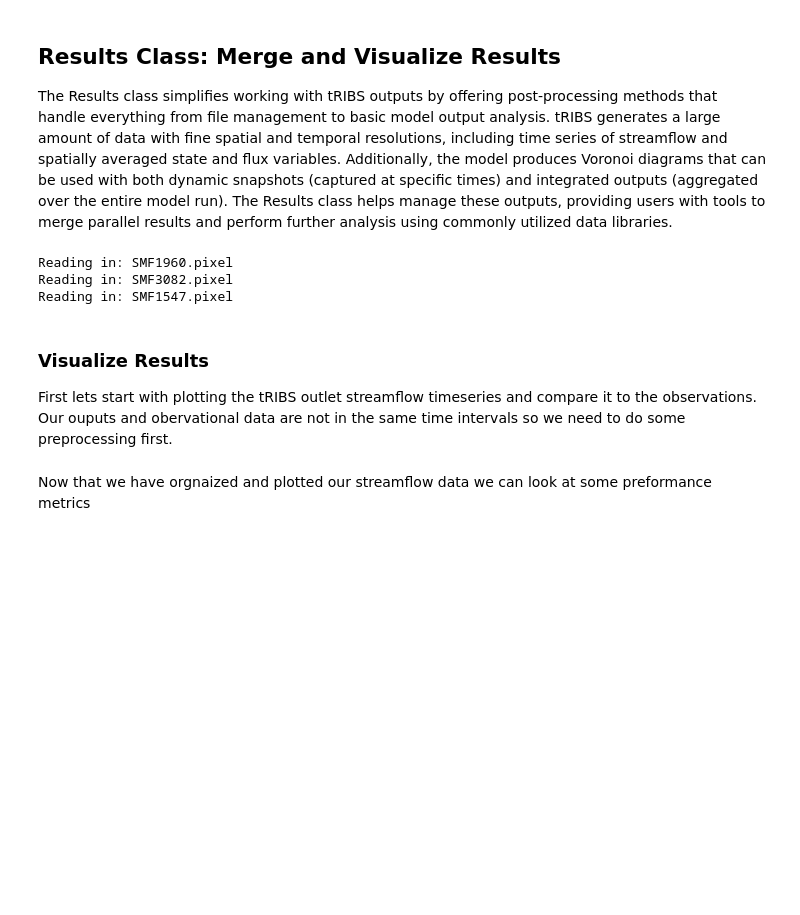
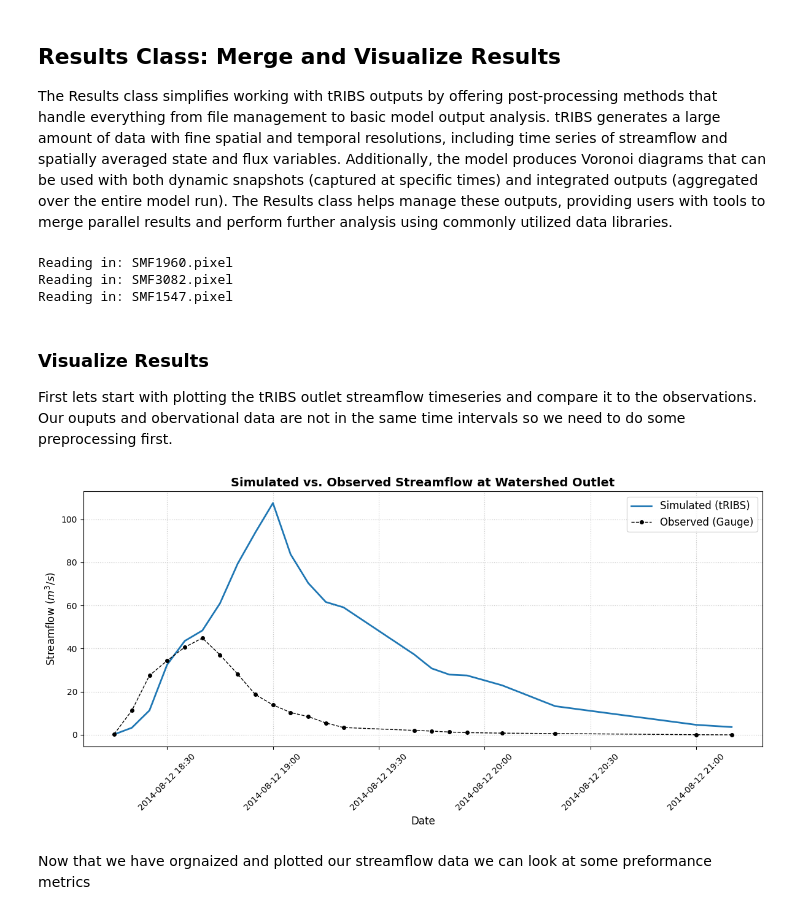
Before and after one commit to nourkanda/tRIBS-Workshop-Sandbox, a Jupyter notebook: workspaces/SMF_pytRIBS/smf_demo/Run_Model.ipynb, the cells around one changed output. Cells and saved outputs as stored; diff of their text form; code cells hidden in the pictures; blank space fills up the shorter version.

```diff
--- a/workspaces/SMF_pytRIBS/smf_demo/Run_Model.ipynb
+++ b/workspaces/SMF_pytRIBS/smf_demo/Run_Model.ipynb
@@ -85,6 +85,77 @@ Reading in: SMF1547.pixel
 # %% [markdown]
 ### Visualize Results
 First lets start with plotting the tRIBS outlet streamflow timeseries and compare it to the observations. Our ouputs and obervational data are not in the same time intervals so we need to do some preprocessing first.
+# %%
+import pandas as pd
+import matplotlib.pyplot as plt
+import matplotlib.dates as mdates
+
+# LOAD AND ORGANIZE OBSERVED DATA
+# Load data from Excel file
+obs_filepath = '../smf_init_data/met/SMF_Observations_1993-2025.xlsx'
+obs_df = pd.read_excel(obs_filepath, sheet_name='Discharge', skiprows=6)
+
+# Organize observation so that they are datetime dataframe
+obs_df['datetime'] = pd.to_datetime(obs_df['Date'].astype(str) + ' ' + obs_df['Time'].astype(str))
+
+# Set the datetime as the index
+obs_df.set_index('datetime', inplace=True)
+
+# Convert CFS to CMS (m^3/s) to match tRIBS output.
+obs_df['Observed_CMS'] = obs_df['cfs'] * 0.0283168
+
+
+# PREPARE SIMULATED DATA TIMESERIES
+# All we need to do is convert our dataframe into having a datetime index
+strmflw_sim = strmflw_sim_raw
+strmflw_sim['Time'] = pd.to_datetime(strmflw_sim['Time'])
+strmflw_sim.set_index('Time', inplace=True)
+
+
+# RESAMPLE AND ALIGN DATA
+# tRIBS output is every 3.75 mins. Observed is the raw reports.
+# We resample both to a common frequency. Let's use 5 minute averages ('5T') averages.
+obs_resampled = obs_df['Observed_CMS'].resample('5T').mean()
+sim_resampled = strmflw_sim['Qstrm_m3s'].resample('5T').mean()
+
+# Combine into a single dataframe and drop rows where we don't have both data points.
+compare_df = pd.DataFrame({
+    'Observed': obs_resampled,
+    'Simulated': sim_resampled
+}).dropna()
+
+# Define the start and end of the storm event you want to focus on. so we can clip the dataframe
+event_start = '2014-08-12 16:00'
+event_end   = '2014-08-12 23:00'
+event_df = compare_df.loc[event_start:event_end]
+
+
+# PLOTTING THE HYDROGRAPHS
+fig, ax = plt.subplots(figsize=(12, 6))
+
+# Plot Simulated as a solid blue line
+ax.plot(event_df.index, event_df['Simulated'],
+        label='Simulated (tRIBS)', color='#1f77b4', linewidth=2)
+# Plot Observed as black dots/dashed line
+ax.plot(event_df.index, event_df['Observed'],
+        label='Observed (Gauge)', color='black', marker='o', markersize=4, linestyle='--', linewidth=1)
+
+# Formatting the plot
+ax.set_title('Simulated vs. Observed Streamflow at Watershed Outlet', fontsize=14, fontweight='bold')
+ax.set_ylabel('Streamflow ($m^3/s$)', fontsize=12)
+ax.set_xlabel('Date', fontsize=12)
+
+# Format the x-axis
+ax.xaxis.set_major_formatter(mdates.DateFormatter('%Y-%m-%d %H:%M'))
+plt.xticks(rotation=45)
+
+ax.legend(fontsize=12)
+ax.grid(True, linestyle=':', alpha=0.7)
+
+plt.tight_layout()
+plt.show()
+# %% [output]
+[figure, added]
 # %% [markdown]
 Now that we have orgnaized and plotted our streamflow data we can look at some preformance metrics
 # %%
```
Also changed, not shown: parts of 2 cells of this notebook, 1 other file.
